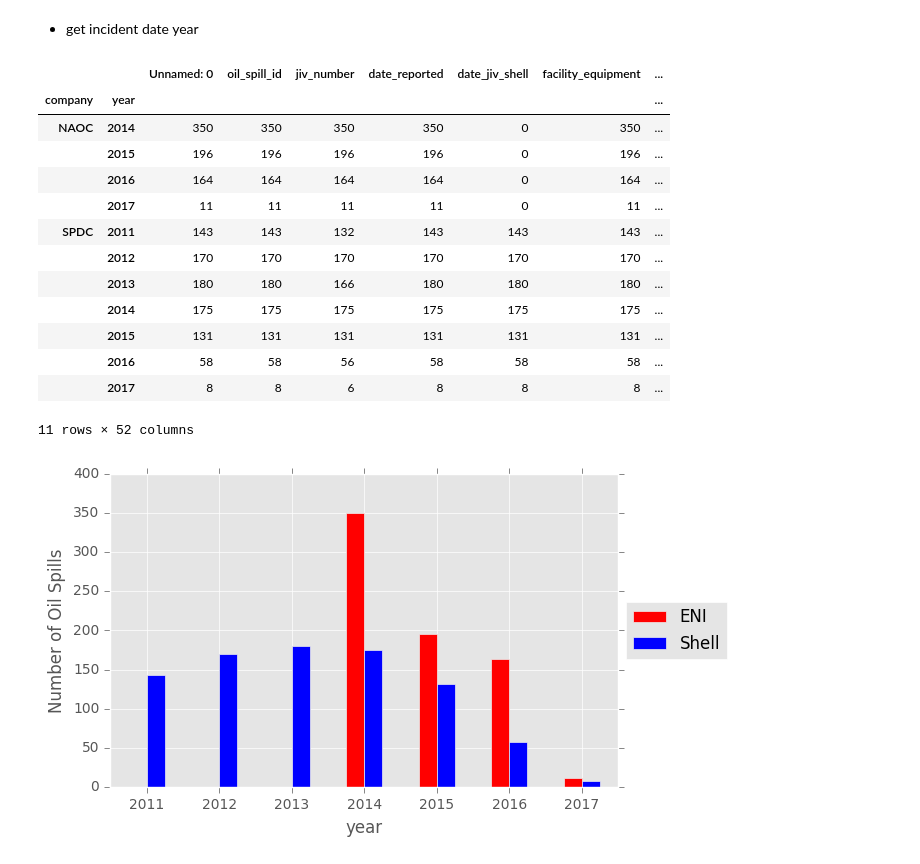
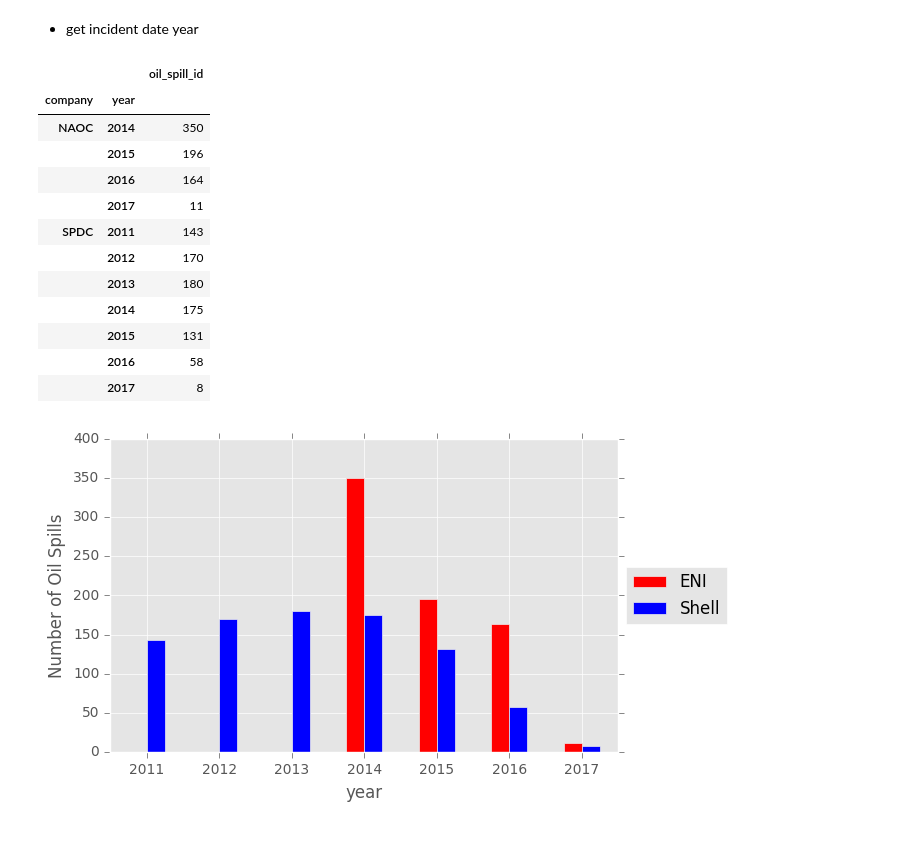
Before and after one commit to estambolieva/oil-spills, a Jupyter notebook: 2. Data Analysis.ipynb, the cells around one changed output. Drawn from its saved outputs; the diff is of its cells as text; code cells hidden in the pictures.

```diff
--- a/2. Data Analysis.ipynb
+++ b/2. Data Analysis.ipynb
@@ -46,19 +47,18 @@ df.date_incident = pd.to_datetime(df.date_incident, format="%Y-%m-%d %H:%M:%S",
 # %%
 df["year_incident"] = df.date_incident.map(lambda x: x.year)
 # %%
-df.groupby( [ "company", "year"] ).count()
+df[["company", "year", "oil_spill_id"]].groupby(["company", "year"]).count()
 # %% [output]
-|  |  | Unnamed: 0 | oil_spill_id | jiv_number | date_reported | date_jiv_shell | facility_equipment | ... |
-| company | year |  |  |  |  |  |  | ... |
-| NAOC | 2014 | 350 | 350 | 350 | 350 | 0 | 350 | ... |
-|  | 2015 | 196 | 196 | 196 | 196 | 0 | 196 | ... |
-|  | 2016 | 164 | 164 | 164 | 164 | 0 | 164 | ... |
-|  | 2017 | 11 | 11 | 11 | 11 | 0 | 11 | ... |
-| SPDC | 2011 | 143 | 143 | 132 | 143 | 143 | 143 | ... |
-|  | 2012 | 170 | 170 | 170 | 170 | 170 | 170 | ... |
-|  | 2013 | 180 | 180 | 166 | 180 | 180 | 180 | ... |
-|  | 2014 | 175 | 175 | 175 | 175 | 175 | 175 | ... |
-|  | 2015 | 131 | 131 | 131 | 131 | 131 | 131 | ... |
-|  | 2016 | 58 | 58 | 56 | 58 | 58 | 58 | ... |
-|  | 2017 | 8 | 8 | 6 | 8 | 8 | 8 | ... |
+|  |  | oil_spill_id |
+| company | year |  |
+| NAOC | 2014 | 350 |
+|  | 2015 | 196 |
+|  | 2016 | 164 |
+|  | 2017 | 11 |
+| SPDC | 2011 | 143 |
+|  | 2012 | 170 |
+|  | 2013 | 180 |
+|  | 2014 | 175 |
+|  | 2015 | 131 |
+|  | 2016 | 58 |
+|  | 2017 | 8 |
-11 rows × 52 columns
```
Also changed, not shown: parts of 13 cells of this notebook.
